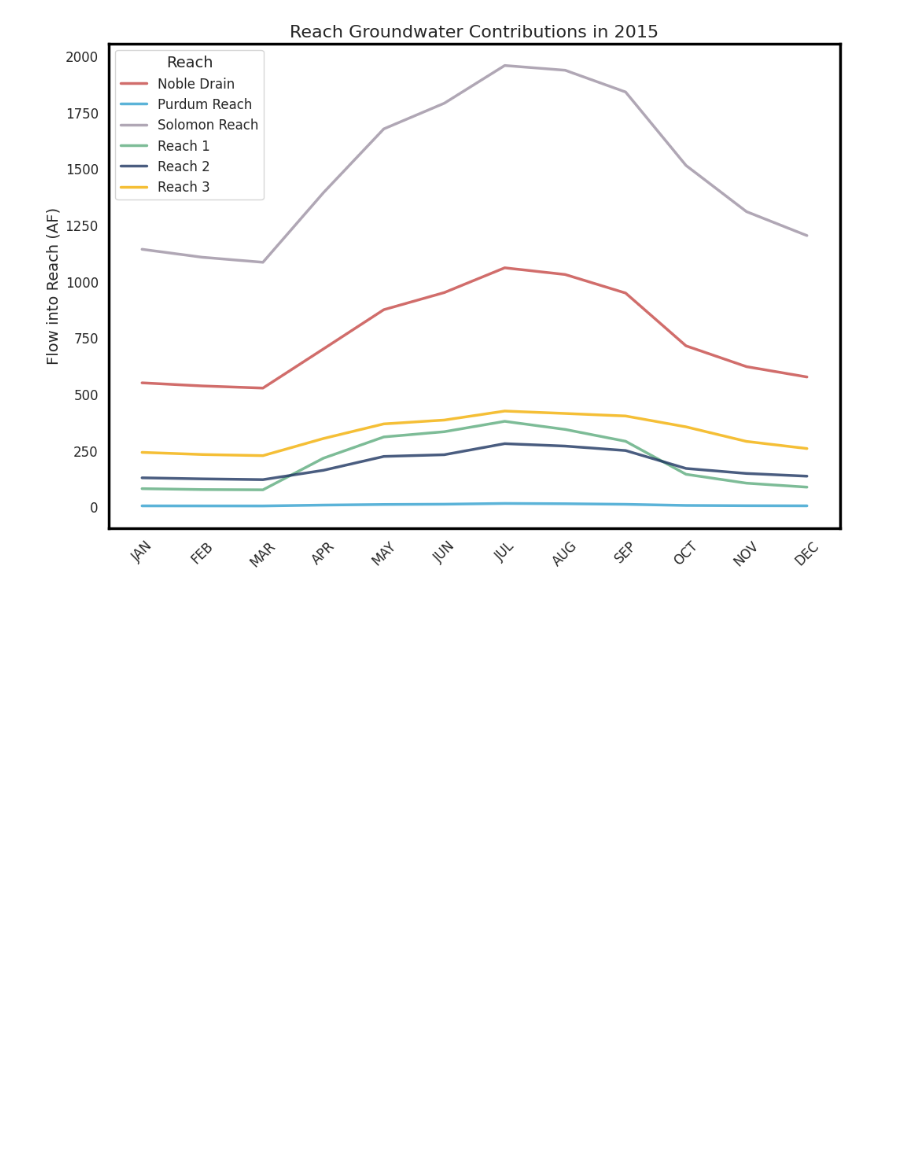
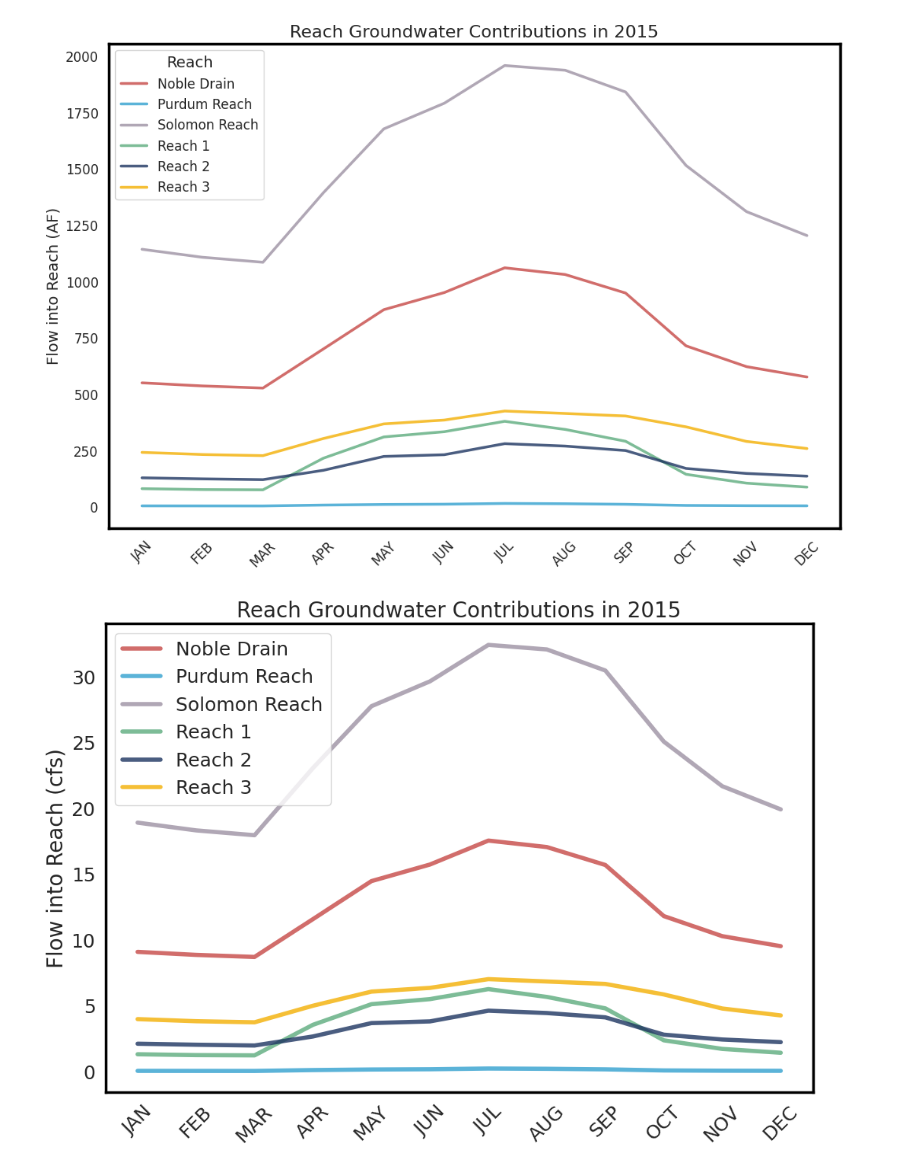
Before and after one commit to carlibeisel/mason_water_budget, a Jupyter notebook: tvgwfm.ipynb, the cells around one changed output. Saved outputs shown, nothing was run; the diff lists cells and outputs as text; code cells hidden in the pictures; blank space fills up the shorter version.

```diff
--- a/tvgwfm.ipynb
+++ b/tvgwfm.ipynb
@@ -548,3 +579,85 @@ plt.savefig('/content/drive/MyDrive/Data/Mason Water Budget/data_output/groundwa
 plt.show()
 # %% [output]
 [figure]
+# %%
+# -------------------------------- #
+# Figure: Reach GW Gains per month
+# -------------------------------- #
+
+# 2015 data only
+#cfs
+
+
+results_df = pd.read_csv('/content/drive/MyDrive/Data/Mason Water Budget/data_output/groundwater_out/reach_gw_afpermonth.csv')
+
+# Take the absolute value of the 'Weighted Sum' column to make it from the perspective of the reach
+results_df['Weighted Sum'] = results_df['Weighted Sum'].abs()
+
+# Conversion factor: 1 AF/month to cfs
+days_in_month = 30.436875  # Average number of days in a month
+af_to_cfs_conversion = 43560 / (days_in_month * 24 * 60 * 60)  # 1 AF = 43560 cubic feet
+results_df['Weighted Sum (cfs)'] = results_df['Weighted Sum'] * af_to_cfs_conversion
+
+# Filter for stress periods 349 to 360 for the year 2015
+results_df = results_df[(results_df['Stress Period'] >= 349) & (results_df['Stress Period'] <= 360)]
+
+# Map stress periods to abbreviated months
+month_mapping = {
+    349: 'JAN', 350: 'FEB', 351: 'MAR', 352: 'APR', 353: 'MAY', 354: 'JUN',
+    355: 'JUL', 356: 'AUG', 357: 'SEP', 358: 'OCT', 359: 'NOV', 360: 'DEC'
+}
+results_df['Month'] = results_df['Stress Period'].map(month_mapping)
+
+# Set up seaborn style without grid
+sns.set_style("white")  # Removes grid lines
+
+# Define the palette for the reaches
+reach_palette = {
+    "Reach 1": "#5CAB7D",
+    "Reach 2": "#1D3461",
+    "Reach 3": "#F3AF04",
+    "Purdum Reach": "#32A0CF",
+    "Solomon Reach": "#9D91A3",
+    "Noble Drain": "#C64846"
+}
+
+# Create the plot
+plt.figure(figsize=(12, 8))
+sns.lineplot(
+    data=results_df,
+    x='Month',
+    y='Weighted Sum (cfs)',
+    hue='Reach',
+    palette=reach_palette,
+    linewidth=4.0,  # Increase the linewidth for wider lines
+    alpha=0.8
+)
+
+# Customize the plot
+plt.title('Reach Groundwater Contributions in 2015', fontsize=20)
+plt.xlabel('', fontsize=14)
+plt.ylabel('Flow into Reach (cfs)', fontsize=20)
+plt.legend(title='', fontsize=18, title_fontsize=20)
+plt.xticks(fontsize=18, rotation=45)
+plt.yticks(fontsize=18)
+
+# Darken the plot outline
+ax = plt.gca()  # Get current axis
+ax.spines['top'].set_linewidth(2.5)
+ax.spines['top'].set_color('black')
+ax.spines['right'].set_linewidth(2.5)
+ax.spines['right'].set_color('black')
+ax.spines['left'].set_linewidth(2.5)
+ax.spines['left'].set_color('black')
+ax.spines['bottom'].set_linewidth(2.5)
+ax.spines['bottom'].set_color('black')
+
+# Add small ticks next to each axis label
+ax.tick_params(axis='x', length=6, width=1.5, direction='out')  # Small ticks on x-axis
+ax.tick_params(axis='y', length=6, width=1.5, direction='out')  # Small ticks on y-axis
+
+# Save and display the plot
+plt.savefig('/content/drive/MyDrive/Data/Mason Water Budget/data_output/groundwater_out/reach_gw2015_cfs_widerlines.png', dpi=300, bbox_inches='tight')
+plt.show()
+# %% [output]
+[figure, added]
```
Also changed, not shown: parts of 12 cells of this notebook.
